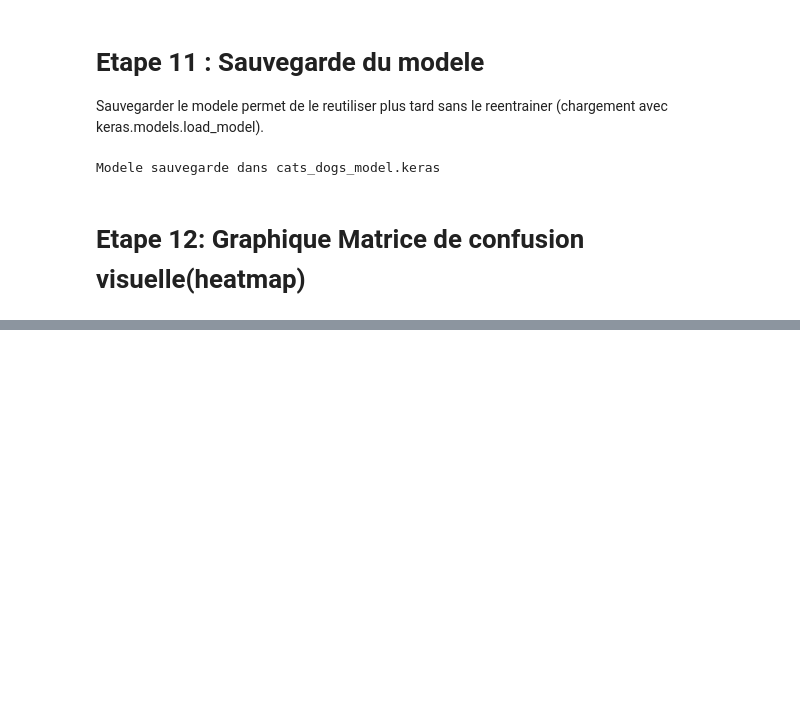
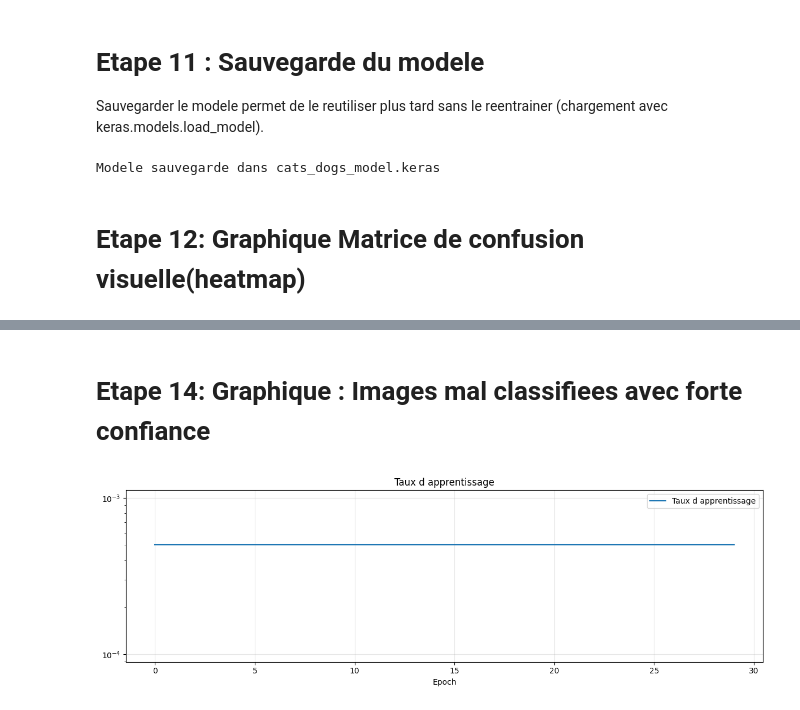
Before and after one commit to BarbaraEstimable/Projet1, a Jupyter notebook: cats_vs_dogs.ipynb, the cells around one changed output, grey strips where cells are left out. Cells and saved outputs as stored; diff of their text form; code cells hidden in the pictures; blank space fills up the shorter version.

Commit message:
Etape 14 ajout/ Créé à l'aide de Colab

```diff
--- a/cats_vs_dogs.ipynb
+++ b/cats_vs_dogs.ipynb
@@ -364,0 +388,25 @@ sb = sns.heatmap(cf_matrix, annot=True, fmt='d', xticklabels= titles, yticklabel
+# %% [markdown]
+# Etape 14: Graphique : Images mal classifiees avec forte confiance
+# %%
+fig, axes = plt.subplots(1, figsize=(12, 4))
+
+learning_rate = history.history['learning_rate']
+
+# Graphique 1 : Perte (Loss). Plus c'est bas, mieux c'est.
+# Si val_loss remonte alors que loss descend : overfitting -> augmenter Dropout ou epochs
+axes.plot(learning_rate, label='Taux d apprentissage')
+
+
+axes.set_title('Taux d apprentissage')
+axes.set_xlabel('Epoch')
+axes.set_yscale('log')
+axes.legend()
+axes.grid(True, alpha=0.3)
+
+
+ax.axvline(0.5, color='red')
+
+plt.tight_layout()
+plt.show()
+# %% [output]
+[figure, added]
```
Also changed, not shown: parts of 10 cells of this notebook.
